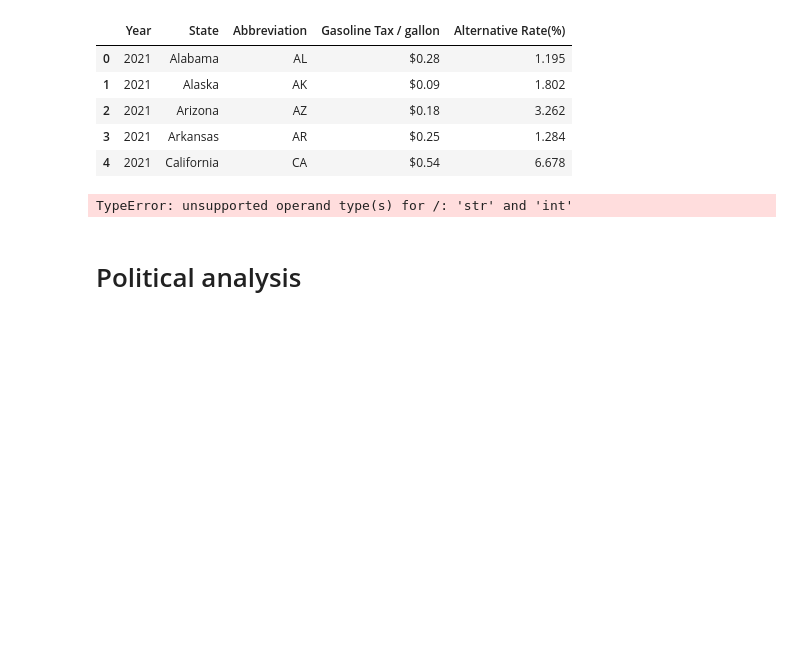
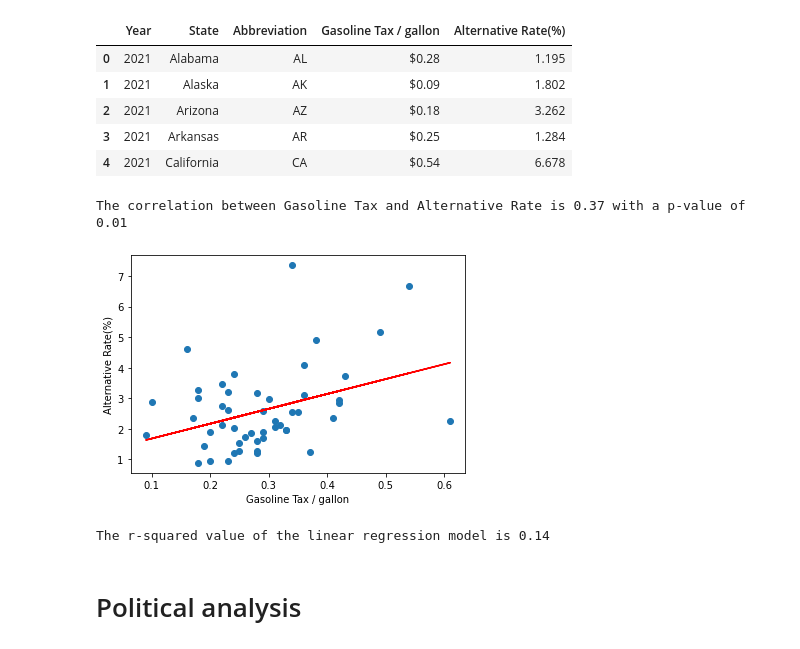
Before and after one commit to minmincg/ElectricCar_Analysis, a Jupyter notebook: Analysis/Analysis.ipynb, the cells around one changed output. Saved outputs shown, nothing was run; the diff lists cells and outputs as text; code cells hidden in the pictures; blank space fills up the shorter version.

```diff
--- a/Analysis/Analysis.ipynb
+++ b/Analysis/Analysis.ipynb
@@ -168,11 +171,26 @@ Tax_vs_vehicles.head()
 | 3 | 2021 | Arkansas | AR | $0.25 | 1.284 |
 | 4 | 2021 | California | CA | $0.54 | 6.678 |
 # %%
-corr_coeff = Tax_vs_vehicles["Gasoline Tax / gallon"].corr(Tax_vs_vehicles["Alternative Rate(%)"])
+Tax_vs_vehicles['Gasoline Tax / gallon'] = Tax_vs_vehicles['Gasoline Tax / gallon'].astype(str).str.replace('$', '').astype(float)
 
-print("Correlation coefficient:", corr_coeff)
+
+corr, pvalue = st.pearsonr(Tax_vs_vehicles['Gasoline Tax / gallon'], Tax_vs_vehicles['Alternative Rate(%)'])
+print(f"The correlation between Gasoline Tax and Alternative Rate is {corr:.2f} with a p-value of {pvalue:.2f}")
+model = st.linregress(Tax_vs_vehicles['Gasoline Tax / gallon'], Tax_vs_vehicles['Alternative Rate(%)'])
+r_squared = model.rvalue**2
+
+y_values = Tax_vs_vehicles['Gasoline Tax / gallon']*model[0]+model[1]
+plt.scatter(Tax_vs_vehicles['Gasoline Tax / gallon'],Tax_vs_vehicles['Alternative Rate(%)'])
+plt.plot(Tax_vs_vehicles['Gasoline Tax / gallon'],y_values,color="red")
+plt.xlabel('Gasoline Tax / gallon')
+plt.ylabel('Alternative Rate(%)')
+plt.show()
+
+print(f"The r-squared value of the linear regression model is {r_squared:.2f}")
 # %% [output]
-TypeError: unsupported operand type(s) for /: 'str' and 'int'
+The correlation between Gasoline Tax and Alternative Rate is 0.37 with a p-value of 0.01
+[figure, added]
+The r-squared value of the linear regression model is 0.14
 # %% [markdown]
 # Political analysis
 # %% [markdown]
```
Also changed, not shown: parts of 5 cells of this notebook, 2 other files.
